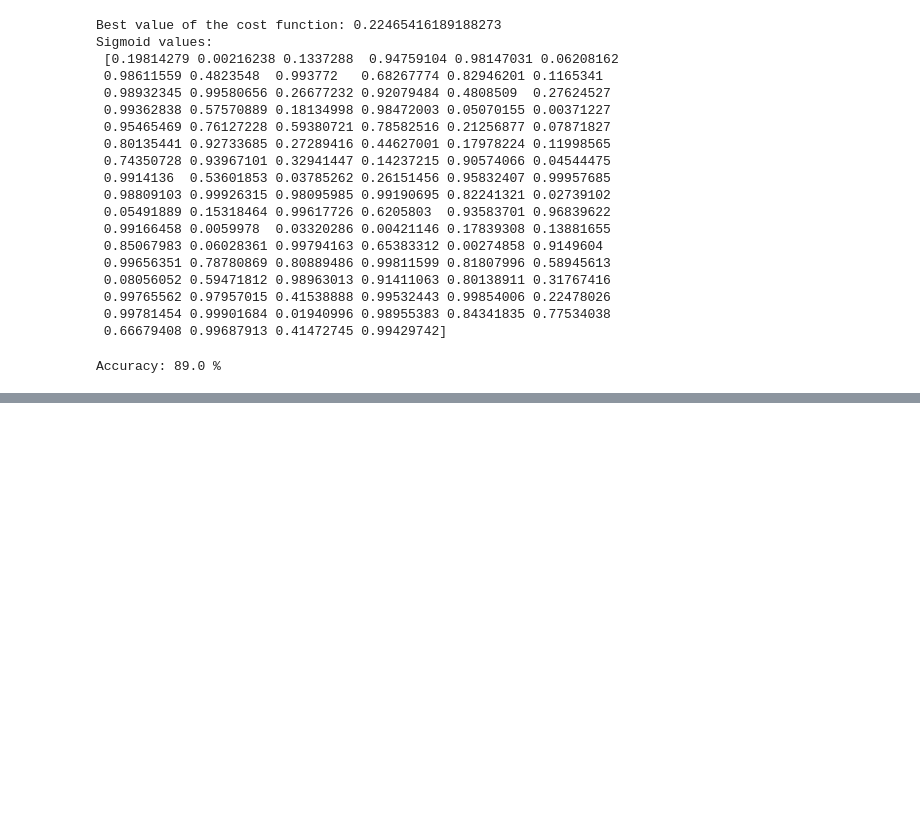
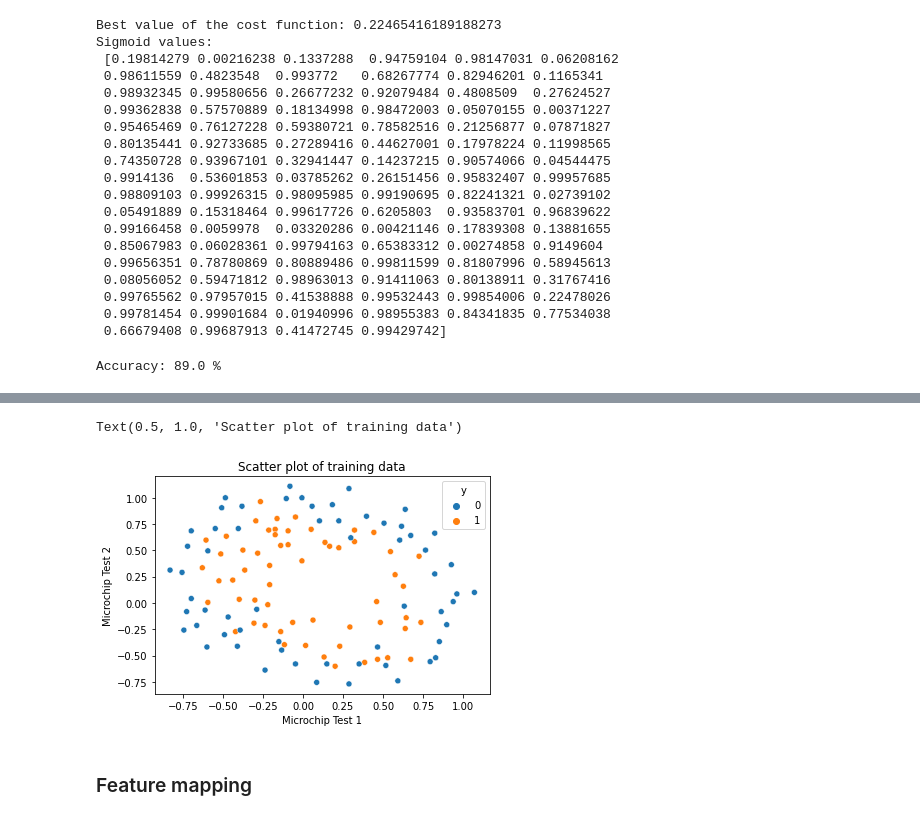
Before and after one commit to evylegzhanin/ML_DL_models_from_scratch, a Jupyter notebook: Logistic_Regression/Logistic_Regression.ipynb, the cells around one changed output, grey strips where cells are left out. Drawn from its saved outputs; the diff is of its cells as text; code cells hidden in the pictures; blank space fills up the shorter version.

Commit message:
Feature mapping + regularized LR added

```diff
--- a/Logistic_Regression/Logistic_Regression.ipynb
+++ b/Logistic_Regression/Logistic_Regression.ipynb
@@ -138,0 +141,2 @@ Accuracy: 89.0 %
+# %%
+data = pd.read_csv('ex2data2.csv', header=None, names=['X1', 'X2', 'y'])
@@ -138,0 +156,10 @@ Accuracy: 89.0 %
+# %%
+sns.scatterplot(data=data, x="X1", y="X2", hue="y")
+plt.xlabel('Microchip Test 1')
+plt.ylabel('Microchip Test 2')
+plt.title('Scatter plot of training data')
+# %% [output]
+Text(0.5, 1.0, 'Scatter plot of training data')
+[figure, added]
+# %% [markdown]
+### Feature mapping
```
Also changed, not shown: parts of 15 cells of this notebook.
